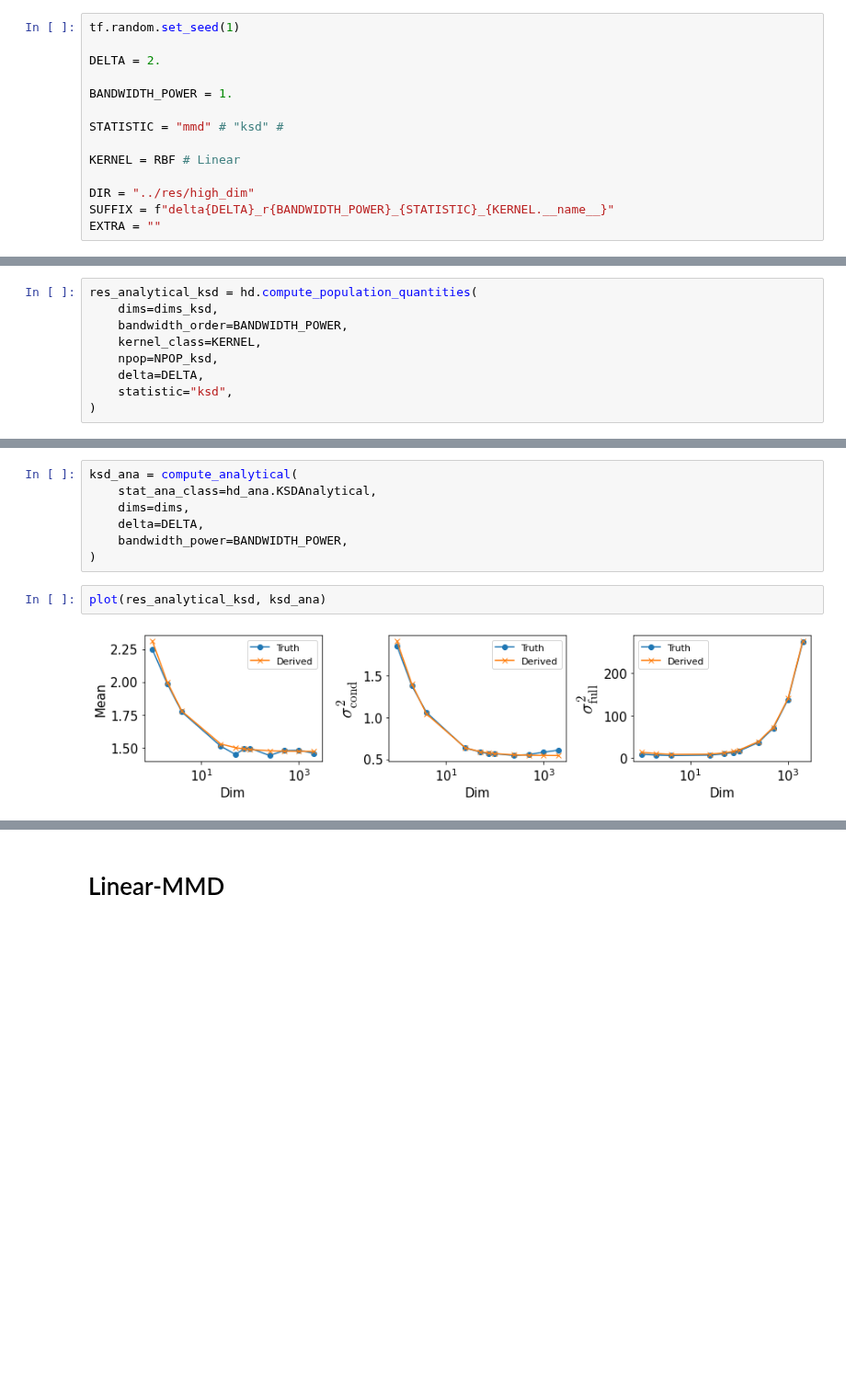
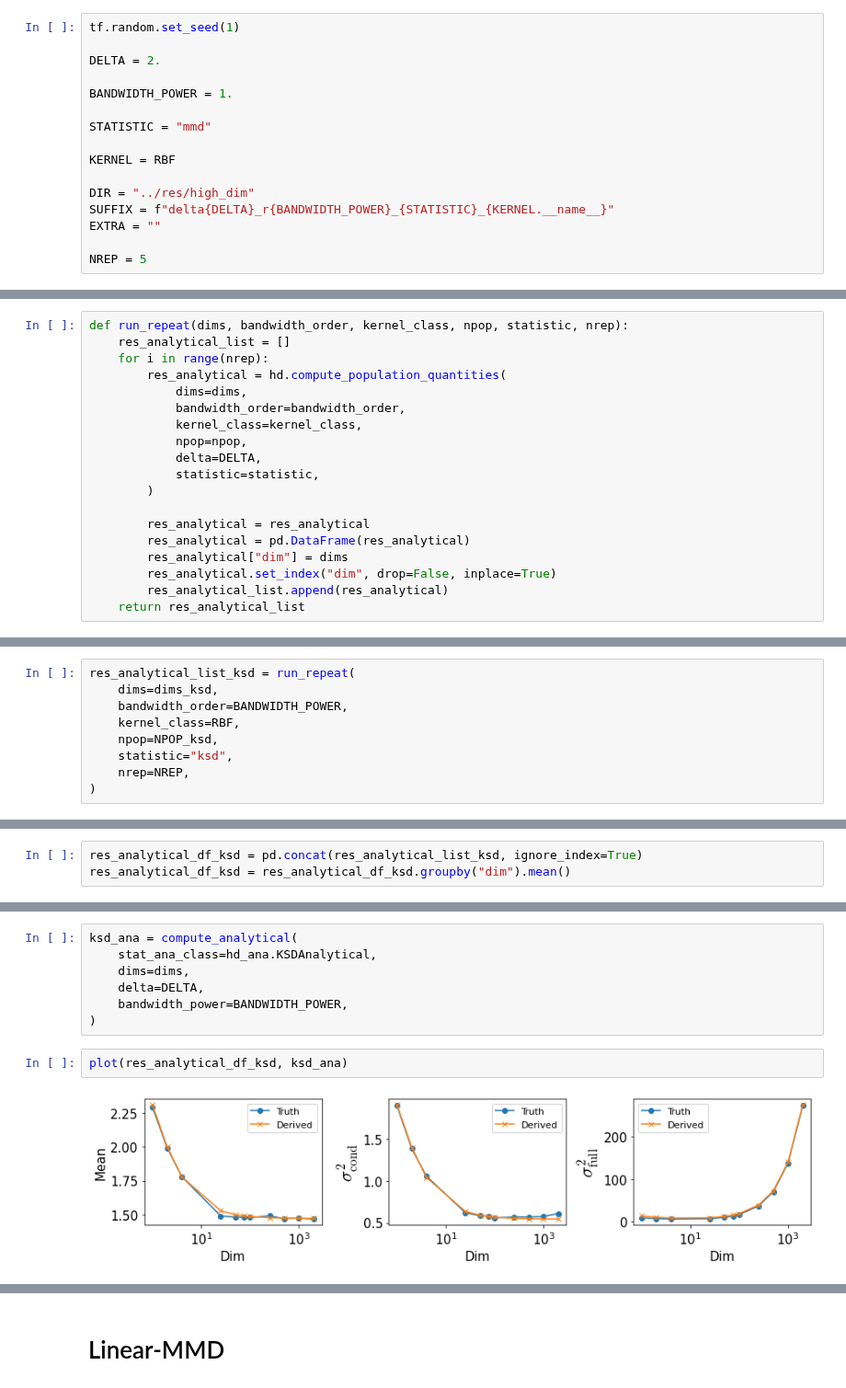
Before and after one commit to XingLLiu/u-stat-high-dim, a Jupyter notebook: high_dim/verify_moments.ipynb, the cells around one changed output, grey strips where cells are left out. Shown at 92% size. Saved outputs shown, nothing was run; the diff lists cells and outputs as text; blank space fills up the shorter version.

```diff
--- a/high_dim/verify_moments.ipynb
+++ b/high_dim/verify_moments.ipynb
@@ -30,10 +30,12 @@ DELTA = 2.
 
 BANDWIDTH_POWER = 1.
 
-STATISTIC = "mmd" # "ksd" #
+STATISTIC = "mmd"
 
-KERNEL = RBF # Linear
+KERNEL = RBF
 
 DIR = "../res/high_dim"
 SUFFIX = f"delta{DELTA}_r{BANDWIDTH_POWER}_{STATISTIC}_{KERNEL.__name__}"
 EXTRA = ""
+
+NREP = 5
@@ -40,3 +81,22 @@ EXTRA = ""
+# %%
+def run_repeat(dims, bandwidth_order, kernel_class, npop, statistic, nrep):
+    res_analytical_list = []
+    for i in range(nrep):
+        res_analytical = hd.compute_population_quantities(
+            dims=dims,
+            bandwidth_order=bandwidth_order,
+            kernel_class=kernel_class,
+            npop=npop,
+            delta=DELTA,
+            statistic=statistic,
+        )
+
+        res_analytical = res_analytical
+        res_analytical = pd.DataFrame(res_analytical)
+        res_analytical["dim"] = dims
+        res_analytical.set_index("dim", drop=False, inplace=True)
+        res_analytical_list.append(res_analytical)
+    return res_analytical_list
 # %% [markdown]
 # Load results
 # %%
@@ -182,9 +226,9 @@ NPOP_ksd = 4000
 # %%
-res_analytical_ksd = hd.compute_population_quantities(
+res_analytical_list_ksd = run_repeat(
     dims=dims_ksd,
     bandwidth_order=BANDWIDTH_POWER,
-    kernel_class=KERNEL,
+    kernel_class=RBF,
     npop=NPOP_ksd,
-    delta=DELTA,
     statistic="ksd",
+    nrep=NREP,
 )
@@ -196,3 +235,6 @@ res_analytical_ksd.set_index("dim", drop=False, inplace=True)
+# %%
+res_analytical_df_ksd = pd.concat(res_analytical_list_ksd, ignore_index=True)
+res_analytical_df_ksd = res_analytical_df_ksd.groupby("dim").mean()
 # %% [markdown]
 ## Derived
 # %%
@@ -203,6 +245,6 @@ ksd_ana = compute_analytical(
     bandwidth_power=BANDWIDTH_POWER,
 )
 # %%
-plot(res_analytical_ksd, ksd_ana)
+plot(res_analytical_df_ksd, ksd_ana)
 # %% [output]
-[figure, old version]
+[figure, new version]
```
Also changed, not shown: parts of 20 cells of this notebook, 8 other files.
